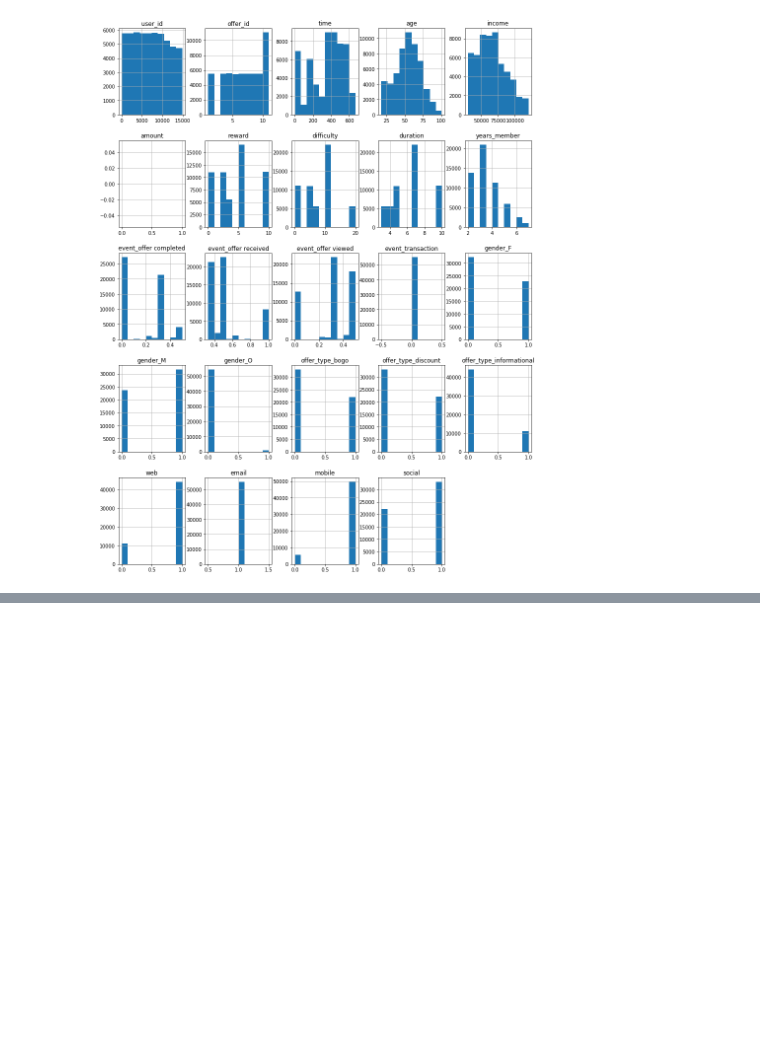
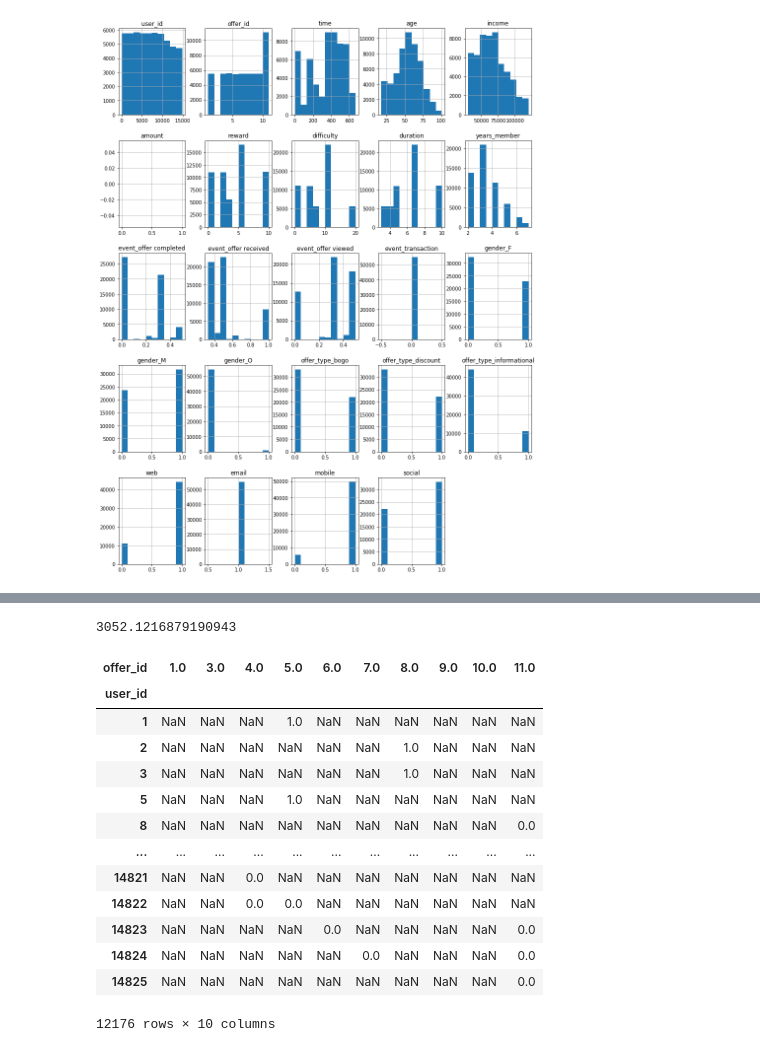
Before and after one commit to madkehl/Capstone, a Jupyter notebook: Starbucks Capstone .ipynb, the cells around one changed output, grey strips where cells are left out. Drawn from its saved outputs; the diff is of its cells as text; code cells hidden in the pictures; blank space fills up the shorter version.

```diff
--- a/Starbucks Capstone .ipynb
+++ b/Starbucks Capstone .ipynb
@@ -272,3 +272,5 @@ df_gb = new_df.groupby(['user_id', 'offer_id']).agg('mean')
 
 df_gb = df_gb.reset_index()
 df_gb.head()
+
+df_gb_time = df_gb.sort_values(by = 'time', axis = 0).reset_index(drop = True)
@@ -417,0 +418,26 @@ user_item
+# %%
+
+
+
+def create_test_and_train_user_item(df_train, df_test):
+    '''
+    INPUT:
+    df_train - training dataframe
+    df_test - test dataframe
+
+    OUTPUT:
+    user_item_train - a user-item matrix of the training dataframe
+                      (unique users for each row and unique articles for each column)
+    user_item_test - a user-item matrix of the testing dataframe
+                    (unique users for each row and unique articles for each column)
+    test_idx - all of the test user ids
+    test_arts - all of the test article ids
+
+    '''
+    # Your code here
+    user_item_train = create_user_item_matrix(df_train)
+    user_item_test = create_user_item_matrix(df_test)
+    test_idx = user_item_test.index
+    test_arts = user_item_test.columns
+
+    return user_item_train, user_item_test, test_idx, test_arts
@@ -417,0 +500,4 @@ user_item
+# %%
+df_train = df_gb_time.head(int(np.rint(df_gb_time.shape[0]*.7)))
+df_test = df_gb_time.tail(int(np.rint(df_gb_time.shape[0]*.3)))
+user_item_train, user_item_test, test_idx, test_arts = create_test_and_train_user_item(df_train, df_test)
@@ -417,0 +533,21 @@ user_item
+# %%
+sse_test
+# %% [output]
+3052.1216879190943
+# %%
+user_item_test
+# %% [output]
+| offer_id | 1.0 | 3.0 | 4.0 | 5.0 | 6.0 | 7.0 | 8.0 | 9.0 | 10.0 | 11.0 |
+| user_id |  |  |  |  |  |  |  |  |  |  |
+| 1 | NaN | NaN | NaN | 1.0 | NaN | NaN | NaN | NaN | NaN | NaN |
+| 2 | NaN | NaN | NaN | NaN | NaN | NaN | 1.0 | NaN | NaN | NaN |
+| 3 | NaN | NaN | NaN | NaN | NaN | NaN | 1.0 | NaN | NaN | NaN |
+| 5 | NaN | NaN | NaN | 1.0 | NaN | NaN | NaN | NaN | NaN | NaN |
+| 8 | NaN | NaN | NaN | NaN | NaN | NaN | NaN | NaN | NaN | 0.0 |
+| ... | ... | ... | ... | ... | ... | ... | ... | ... | ... | ... |
+| 14821 | NaN | NaN | 0.0 | NaN | NaN | NaN | NaN | NaN | NaN | NaN |
+| 14822 | NaN | NaN | 0.0 | 0.0 | NaN | NaN | NaN | NaN | NaN | NaN |
+| 14823 | NaN | NaN | NaN | NaN | 0.0 | NaN | NaN | NaN | NaN | 0.0 |
+| 14824 | NaN | NaN | NaN | NaN | NaN | 0.0 | NaN | NaN | NaN | 0.0 |
+| 14825 | NaN | NaN | NaN | NaN | NaN | NaN | NaN | NaN | NaN | 0.0 |
+12176 rows × 10 columns
```
Also changed, not shown: parts of 11 cells of this notebook.
